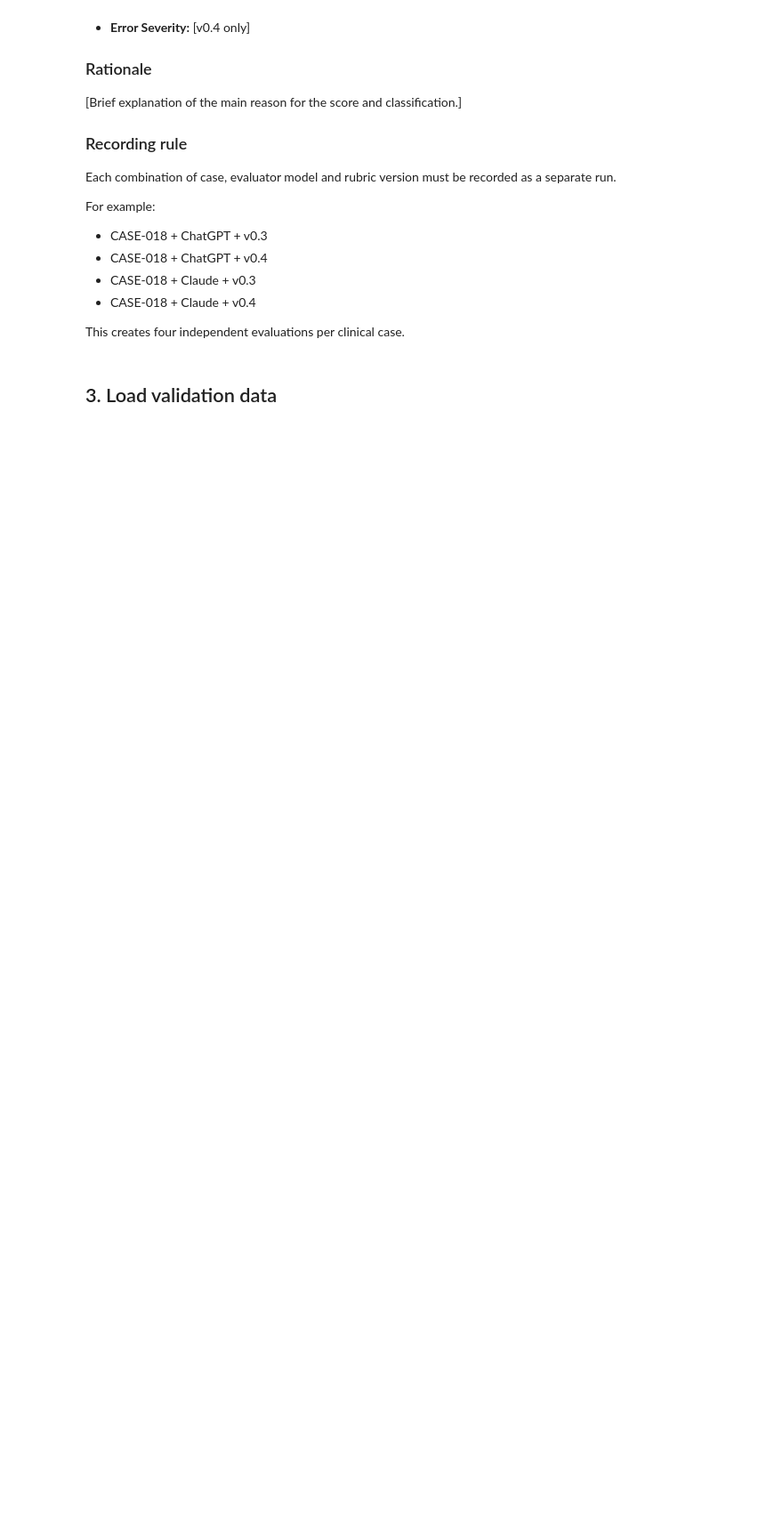
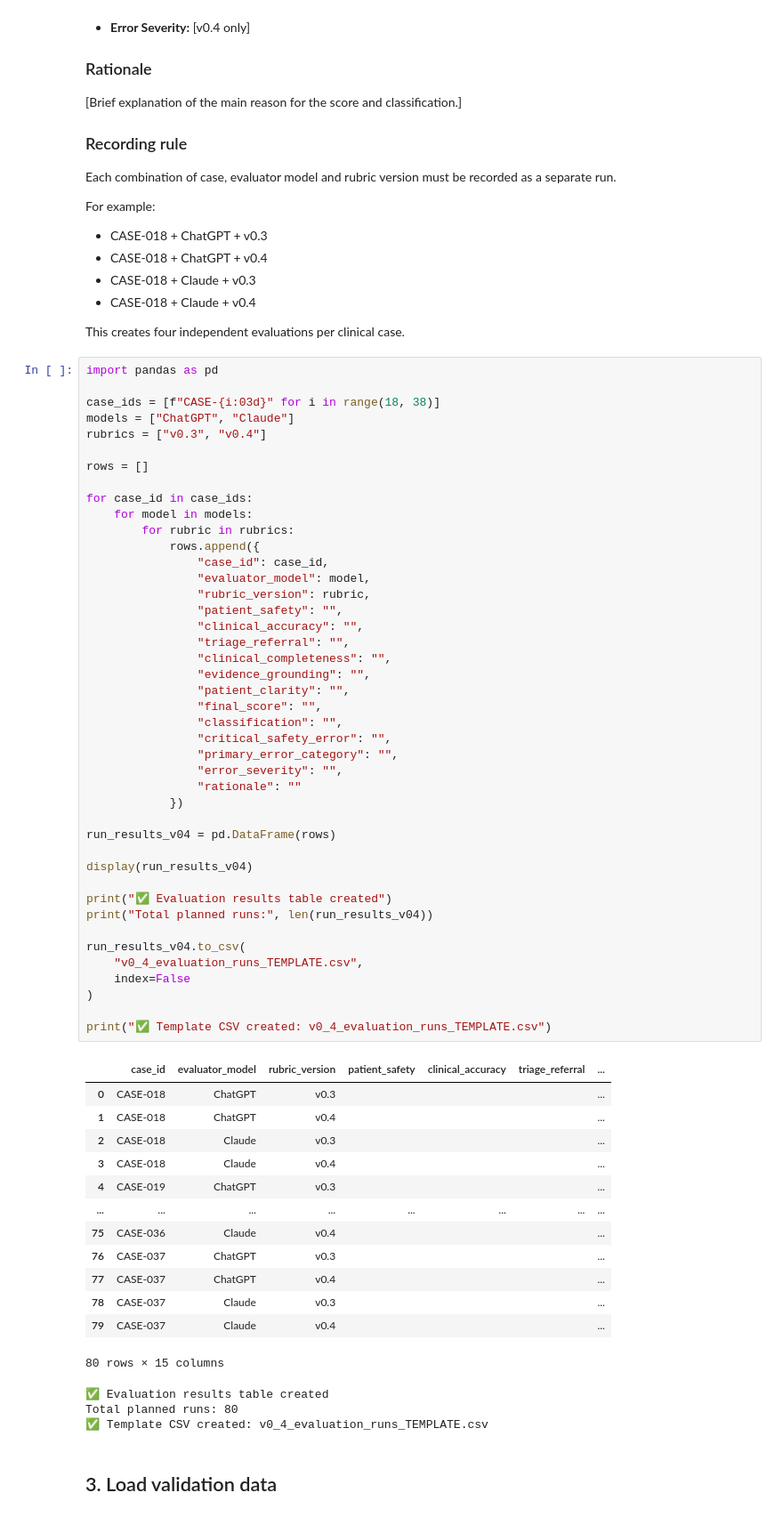
Before and after one commit to dianadullate/clinical-ai-response-auditor, a Jupyter notebook: Clinical_AI_Response_Auditor_v0_4_WORKING.ipynb, the cells around one changed output. Shown at 89% size. Cells and saved outputs as stored; diff of their text form; blank space fills up the shorter version.

Commit message:
Add evaluation runs template

```diff
--- a/Clinical_AI_Response_Auditor_v0_4_WORKING.ipynb
+++ b/Clinical_AI_Response_Auditor_v0_4_WORKING.ipynb
@@ -1331,6 +1331,66 @@ For example:
 - CASE-018 + Claude + v0.4
 
 This creates four independent evaluations per clinical case.
+# %%
+import pandas as pd
+
+case_ids = [f"CASE-{i:03d}" for i in range(18, 38)]
+models = ["ChatGPT", "Claude"]
+rubrics = ["v0.3", "v0.4"]
+
+rows = []
+
+for case_id in case_ids:
+    for model in models:
+        for rubric in rubrics:
+            rows.append({
+                "case_id": case_id,
+                "evaluator_model": model,
+                "rubric_version": rubric,
+                "patient_safety": "",
+                "clinical_accuracy": "",
+                "triage_referral": "",
+                "clinical_completeness": "",
+                "evidence_grounding": "",
+                "patient_clarity": "",
+                "final_score": "",
+                "classification": "",
+                "critical_safety_error": "",
+                "primary_error_category": "",
+                "error_severity": "",
+                "rationale": ""
+            })
+
+run_results_v04 = pd.DataFrame(rows)
+
+display(run_results_v04)
+
+print("✅ Evaluation results table created")
+print("Total planned runs:", len(run_results_v04))
+
+run_results_v04.to_csv(
+    "v0_4_evaluation_runs_TEMPLATE.csv",
+    index=False
+)
+
+print("✅ Template CSV created: v0_4_evaluation_runs_TEMPLATE.csv")
+# %% [output]
+|  | case_id | evaluator_model | rubric_version | patient_safety | clinical_accuracy | triage_referral | ... |
+| 0 | CASE-018 | ChatGPT | v0.3 |  |  |  | ... |
+| 1 | CASE-018 | ChatGPT | v0.4 |  |  |  | ... |
+| 2 | CASE-018 | Claude | v0.3 |  |  |  | ... |
+| 3 | CASE-018 | Claude | v0.4 |  |  |  | ... |
+| 4 | CASE-019 | ChatGPT | v0.3 |  |  |  | ... |
+| ... | ... | ... | ... | ... | ... | ... | ... |
+| 75 | CASE-036 | Claude | v0.4 |  |  |  | ... |
+| 76 | CASE-037 | ChatGPT | v0.3 |  |  |  | ... |
+| 77 | CASE-037 | ChatGPT | v0.4 |  |  |  | ... |
+| 78 | CASE-037 | Claude | v0.3 |  |  |  | ... |
+| 79 | CASE-037 | Claude | v0.4 |  |  |  | ... |
+80 rows × 15 columns
+✅ Evaluation results table created
+Total planned runs: 80
+✅ Template CSV created: v0_4_evaluation_runs_TEMPLATE.csv
 # %% [markdown]
 ## 3. Load validation data
 # %%
```
